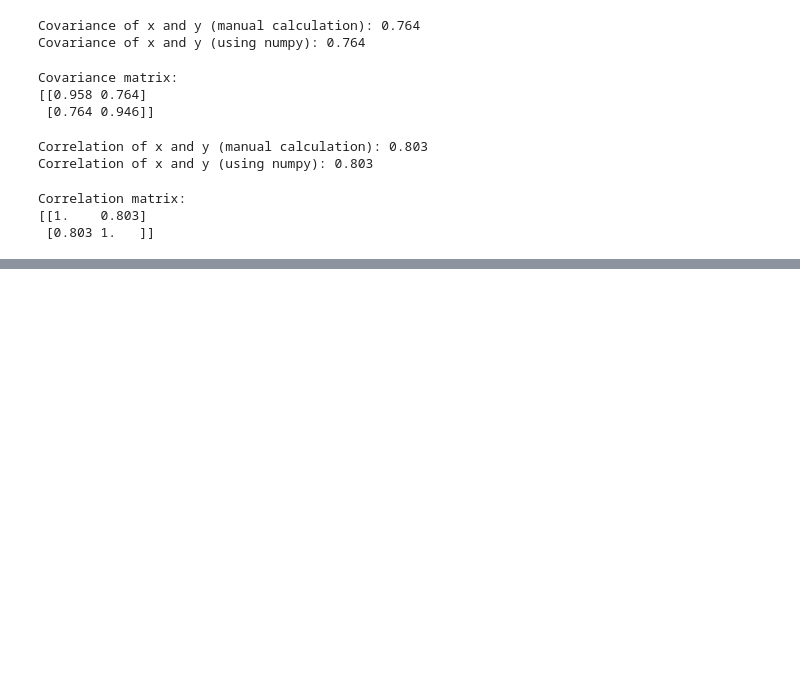
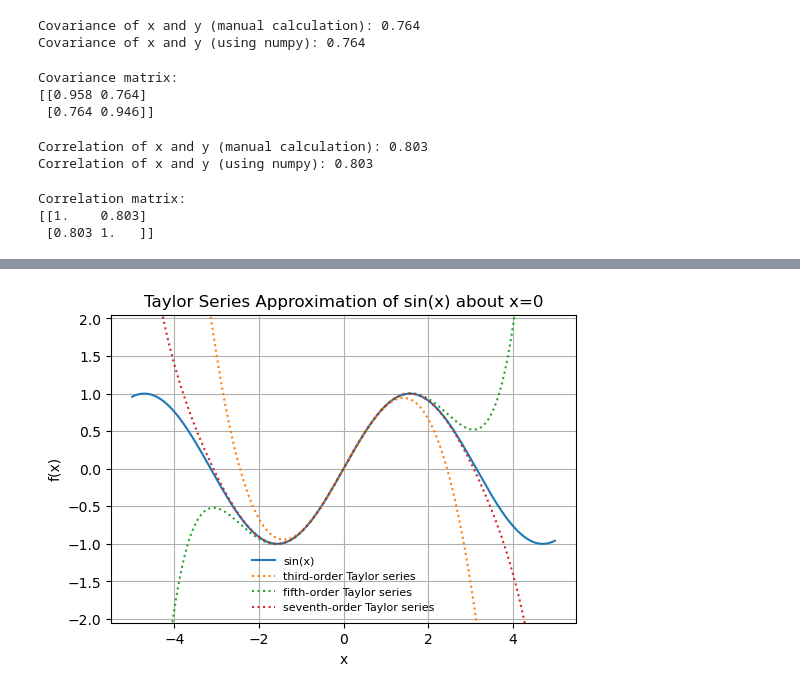
Before and after one commit to patrick-t98/quantitative-finance-notebooks, a Jupyter notebook: notebooks/1.4 Expectation and Convergence.ipynb, the cells around one changed output, grey strips where cells are left out. Saved outputs shown, nothing was run; the diff lists cells and outputs as text; code cells hidden in the pictures; blank space fills up the shorter version.

Commit message:
Taylor series section added

```diff
--- a/notebooks/1.4 Expectation and Convergence.ipynb
+++ b/notebooks/1.4 Expectation and Convergence.ipynb
@@ -130,0 +153,21 @@ Correlation matrix:
+# %%
+X = np.linspace(-5, 5, 1000)
+y = np.sin(X)
+yT3 = X - X**3 / math.factorial(3)
+yT5 = X - X**3 / math.factorial(3) + X**5 / math.factorial(5)
+yT7 = X - X**3 / math.factorial(3) + X**5 / math.factorial(5) - X**7 / math.factorial(7)
+
+plt.figure(figsize=(6,4))
+plt.plot(X, y, label='sin(x)')
+plt.plot(X, yT3, linestyle='dotted', label='third-order Taylor series')
+plt.plot(X, yT5, linestyle='dotted', label='fifth-order Taylor series')
+plt.plot(X, yT7, linestyle='dotted', label='seventh-order Taylor series')
+plt.ylim(-2.05, 2.05)
+plt.title('Taylor Series Approximation of sin(x) about x=0')
+plt.xlabel('x')
+plt.ylabel('f(x)')
+plt.grid(True)
+plt.legend(fontsize=8, framealpha=0)
+plt.show()
+# %% [output]
+[figure, added]
```
Also changed, not shown: parts of 4 cells of this notebook, 1 other file.
